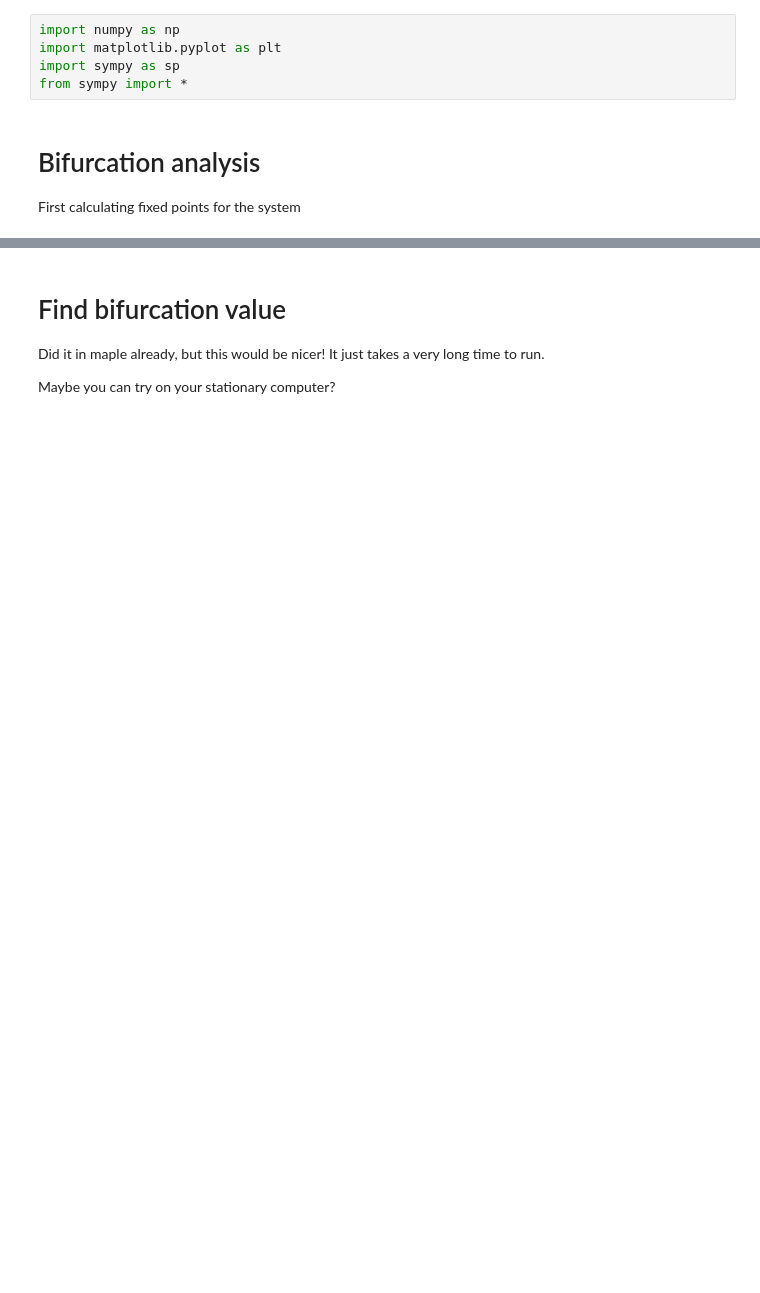
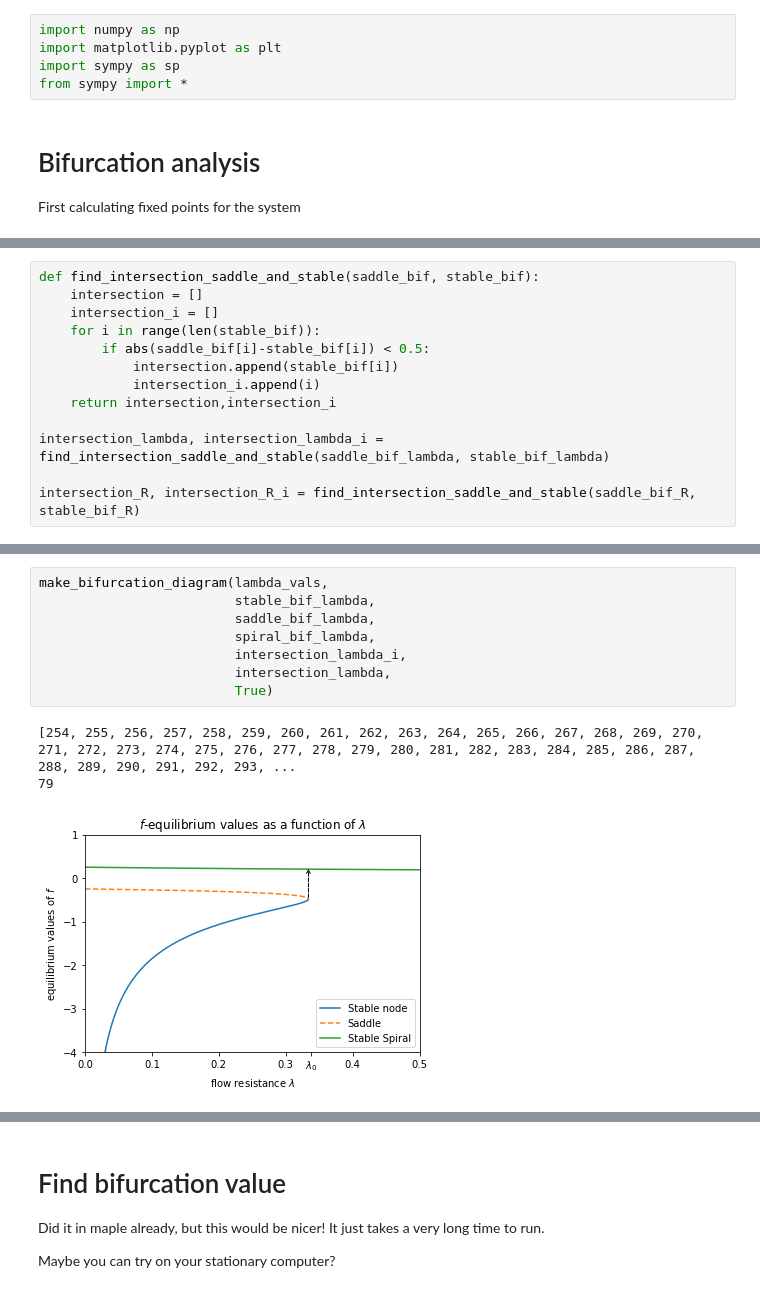
Before and after one commit to damiskov/gulf-stream-modelling, a Jupyter notebook: bifurcation_diagram.ipynb, the cells around one changed output, grey strips where cells are left out. Drawn from its saved outputs; the diff is of its cells as text; blank space fills up the shorter version.

```diff
--- a/bifurcation_diagram.ipynb
+++ b/bifurcation_diagram.ipynb
@@ -38,0 +65,13 @@ print(f2)
+# %%
+def find_intersection_saddle_and_stable(saddle_bif, stable_bif):
+    intersection = []
+    intersection_i = []
+    for i in range(len(stable_bif)):
+        if abs(saddle_bif[i]-stable_bif[i]) < 0.5:
+            intersection.append(stable_bif[i])
+            intersection_i.append(i)
+    return intersection,intersection_i
+
+intersection_lambda, intersection_lambda_i = find_intersection_saddle_and_stable(saddle_bif_lambda, stable_bif_lambda)
+
+intersection_R, intersection_R_i = find_intersection_saddle_and_stable(saddle_bif_R, stable_bif_R)
@@ -38,0 +125,12 @@ print(f2)
+# %%
+make_bifurcation_diagram(lambda_vals,
+                         stable_bif_lambda,
+                         saddle_bif_lambda,
+                         spiral_bif_lambda,
+                         intersection_lambda_i,
+                         intersection_lambda,
+                         True)
+# %% [output]
+[254, 255, 256, 257, 258, 259, 260, 261, 262, 263, 264, 265, 266, 267, 268, 269, 270, 271, 272, 273, 274, 275, 276, 277, 278, 279, 280, 281, 282, 283, 284, 285, 286, 287, 288, 289, 290, 291, 292, 293, ...
+79
+[figure, added]
```
Also changed, not shown: parts of 14 cells of this notebook, 1 other file.
